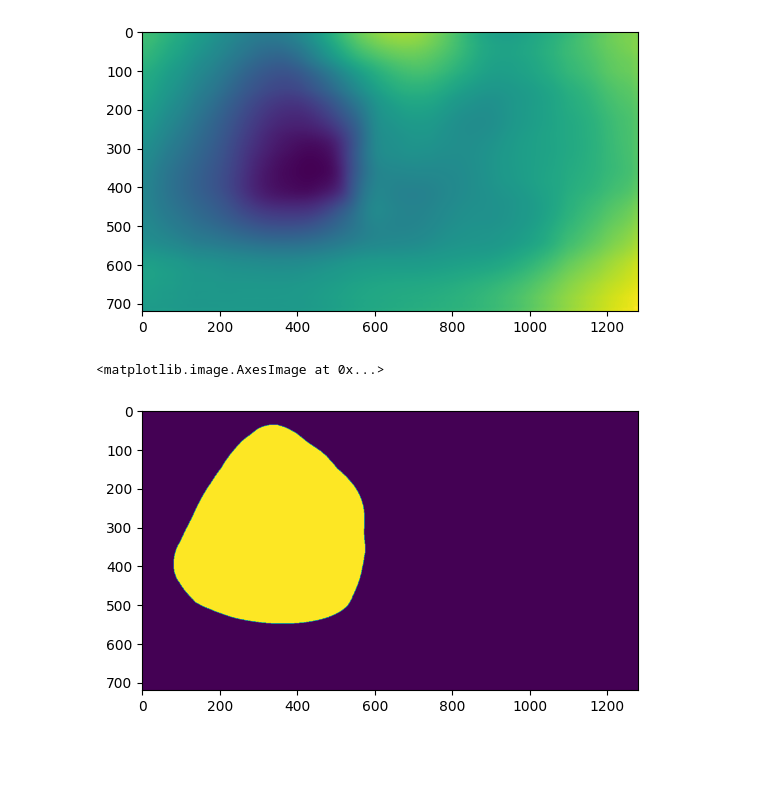
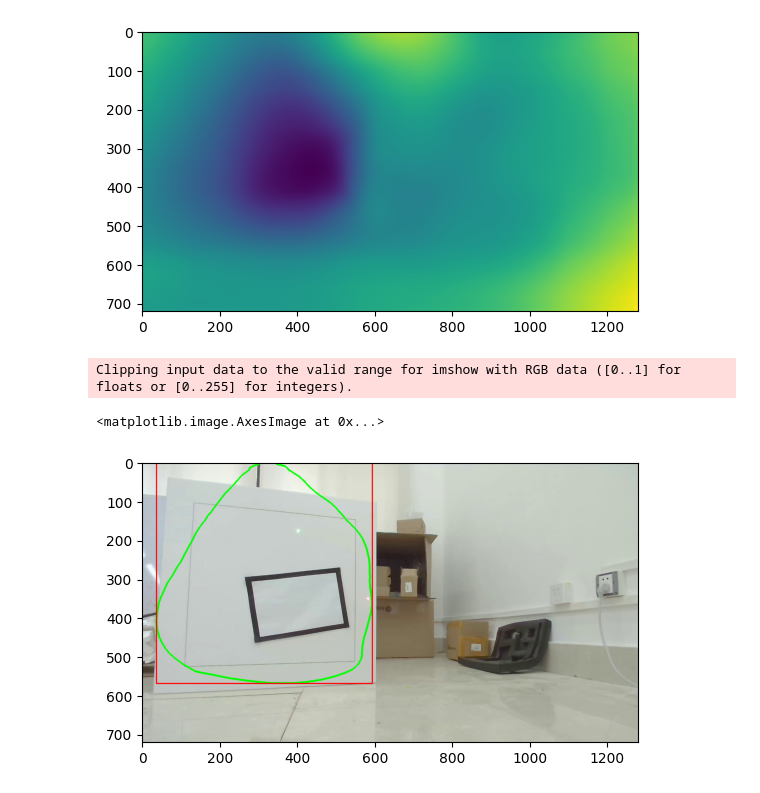
Before and after one commit to HQU-gxy/NUEDC_2023_E_snippet, a Jupyter notebook: depth.ipynb, the cells around one changed output. Cells and saved outputs as stored; diff of their text form; code cells hidden in the pictures; blank space fills up the shorter version.

```diff
--- a/depth.ipynb
+++ b/depth.ipynb
@@ -69,15 +69,22 @@ plt.imshow(mask)
 <matplotlib.image.AxesImage at 0x...>
 [figure]
 # %%
-masked = img.copy()
+res = img.copy()
 u8_mask = cv2.normalize(depth, None, 0, 255, cv2.NORM_MINMAX, cv2.CV_8U)
 inverted = cv2.bitwise_not(u8_mask)
-ret, limited = cv2.threshold(inverted, 160, 255, cv.THRESH_BINARY)
-f32_mask = cv2.normalize(limited, None, 0.0, 1.0, cv2.NORM_MINMAX, cv2.CV_32F)
-f32_mask_3chan = np.repeat(f32_mask[:, :, np.newaxis], 3, axis=2)
-img_f32 = img.astype(np.float32)
-masked = cv2.multiply(img_f32, f32_mask_3chan)
-plt.imshow(limited)
+ret, limited = cv2.threshold(inverted, 0, 255, cv.THRESH_OTSU)
+contours, hierarchy = cv2.findContours(limited, cv2.RETR_LIST, cv2.CHAIN_APPROX_SIMPLE)
+bbs = []
+for contour in contours:
+  area = cv2.contourArea(contour)
+  cv2.drawContours(res, [contour], 0, (0, 255, 0), 3)
+  if area > 100:
+    box = cv2.boundingRect(contour)
+    x, y, w, h = box
+    bbs.append(box)
+    cv2.rectangle(res, (x, y), (x+w, y+h), (255, 0, 0), 2)
+plt.imshow(res)
 # %% [output]
-<matplotlib.image.AxesImage at 0x...>
+Clipping input data to the valid range for imshow with RGB data ([0..1] for floats or [0..255] for integers).
+<matplotlib.image.AxesImage at 0x...>
-[figure, old version]
+[figure, new version]
```
Also changed, not shown: parts of 5 cells of this notebook, 1 other file.
